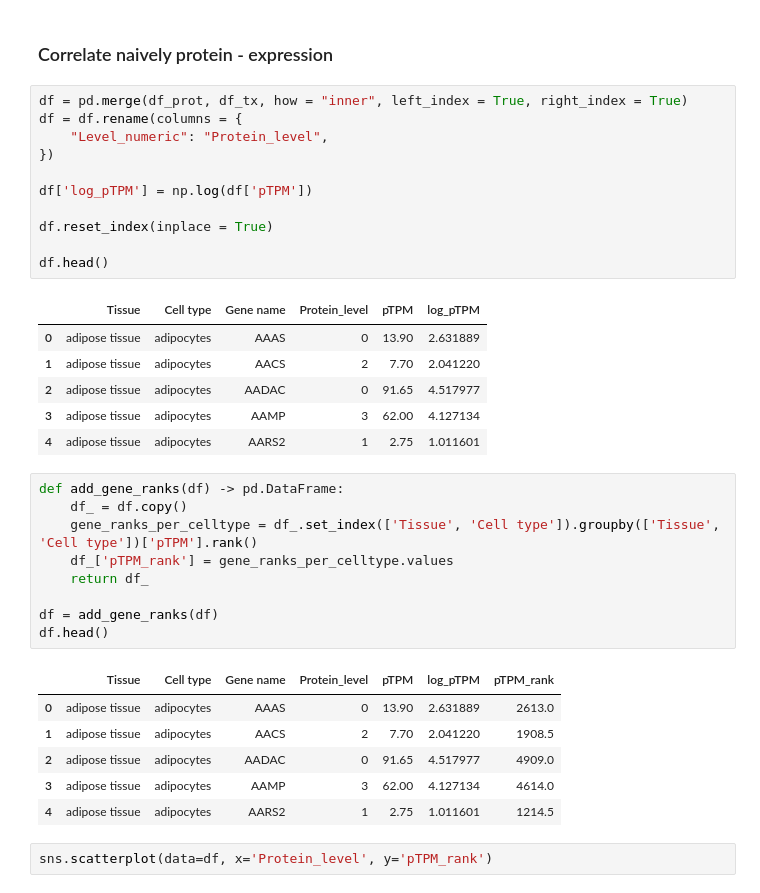
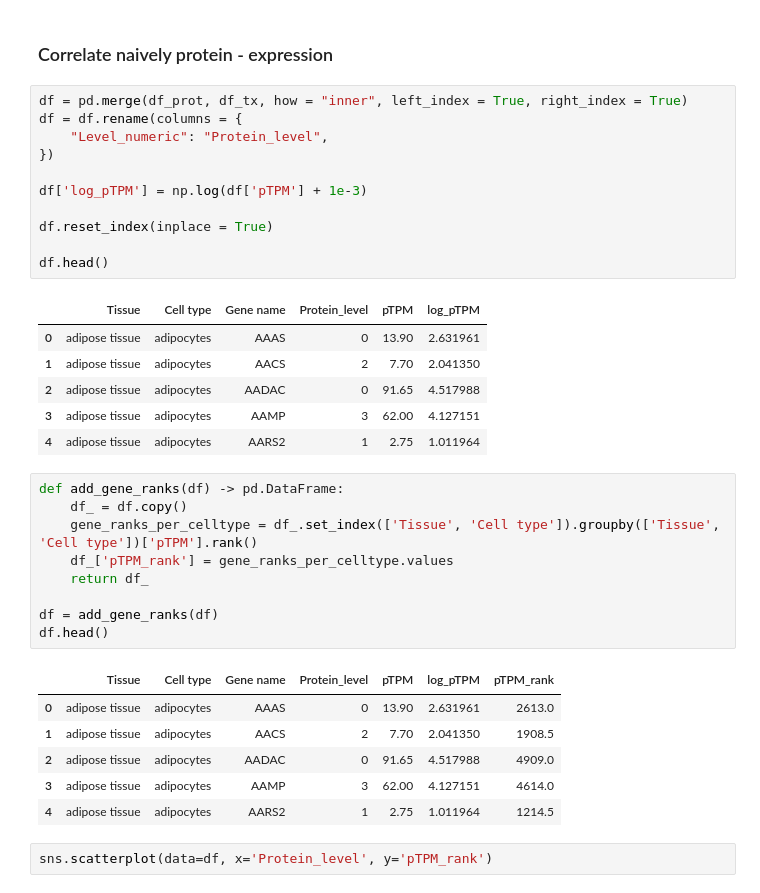
Before and after one commit to ursueugen/human-protein-atlas-analysis, a Jupyter notebook: 01_Transcripts_and_Proteins.ipynb, the cells around one changed output. Cells and saved outputs as stored; diff of their text form.

```diff
--- a/01_Transcripts_and_Proteins.ipynb
+++ b/01_Transcripts_and_Proteins.ipynb
@@ -114,21 +114,21 @@ df_tx.head()
 # %%
 df = pd.merge(df_prot, df_tx, how = "inner", left_index = True, right_index = True)
 df = df.rename(columns = {
     "Level_numeric": "Protein_level",
 })
 
-df['log_pTPM'] = np.log(df['pTPM'])
+df['log_pTPM'] = np.log(df['pTPM'] + 1e-3)
 
 df.reset_index(inplace = True)
 
 df.head()
 # %% [output]
 |  | Tissue | Cell type | Gene name | Protein_level | pTPM | log_pTPM |
-| 0 | adipose tissue | adipocytes | AAAS | 0 | 13.90 | 2.631889 |
-| 1 | adipose tissue | adipocytes | AACS | 2 | 7.70 | 2.041220 |
-| 2 | adipose tissue | adipocytes | AADAC | 0 | 91.65 | 4.517977 |
-| 3 | adipose tissue | adipocytes | AAMP | 3 | 62.00 | 4.127134 |
-| 4 | adipose tissue | adipocytes | AARS2 | 1 | 2.75 | 1.011601 |
+| 0 | adipose tissue | adipocytes | AAAS | 0 | 13.90 | 2.631961 |
+| 1 | adipose tissue | adipocytes | AACS | 2 | 7.70 | 2.041350 |
+| 2 | adipose tissue | adipocytes | AADAC | 0 | 91.65 | 4.517988 |
+| 3 | adipose tissue | adipocytes | AAMP | 3 | 62.00 | 4.127151 |
+| 4 | adipose tissue | adipocytes | AARS2 | 1 | 2.75 | 1.011964 |
 # %%
 def add_gene_ranks(df) -> pd.DataFrame:
     df_ = df.copy()
@@ -140,11 +140,11 @@ df = add_gene_ranks(df)
 df.head()
 # %% [output]
 |  | Tissue | Cell type | Gene name | Protein_level | pTPM | log_pTPM | pTPM_rank |
-| 0 | adipose tissue | adipocytes | AAAS | 0 | 13.90 | 2.631889 | 2613.0 |
-| 1 | adipose tissue | adipocytes | AACS | 2 | 7.70 | 2.041220 | 1908.5 |
-| 2 | adipose tissue | adipocytes | AADAC | 0 | 91.65 | 4.517977 | 4909.0 |
-| 3 | adipose tissue | adipocytes | AAMP | 3 | 62.00 | 4.127134 | 4614.0 |
-| 4 | adipose tissue | adipocytes | AARS2 | 1 | 2.75 | 1.011601 | 1214.5 |
+| 0 | adipose tissue | adipocytes | AAAS | 0 | 13.90 | 2.631961 | 2613.0 |
+| 1 | adipose tissue | adipocytes | AACS | 2 | 7.70 | 2.041350 | 1908.5 |
+| 2 | adipose tissue | adipocytes | AADAC | 0 | 91.65 | 4.517988 | 4909.0 |
+| 3 | adipose tissue | adipocytes | AAMP | 3 | 62.00 | 4.127151 | 4614.0 |
+| 4 | adipose tissue | adipocytes | AARS2 | 1 | 2.75 | 1.011964 | 1214.5 |
 # %%
 sns.scatterplot(data=df, x='Protein_level', y='pTPM_rank')
 # %% [output]
```
Also changed, not shown: parts of 11 cells of this notebook.
